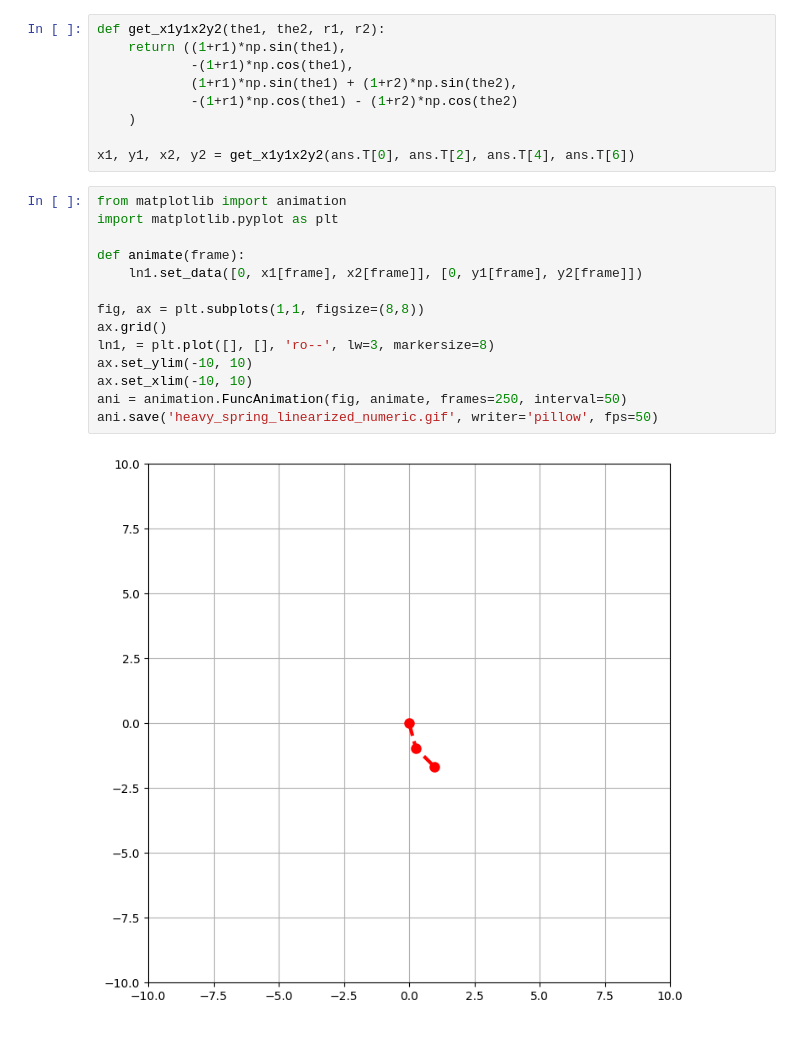
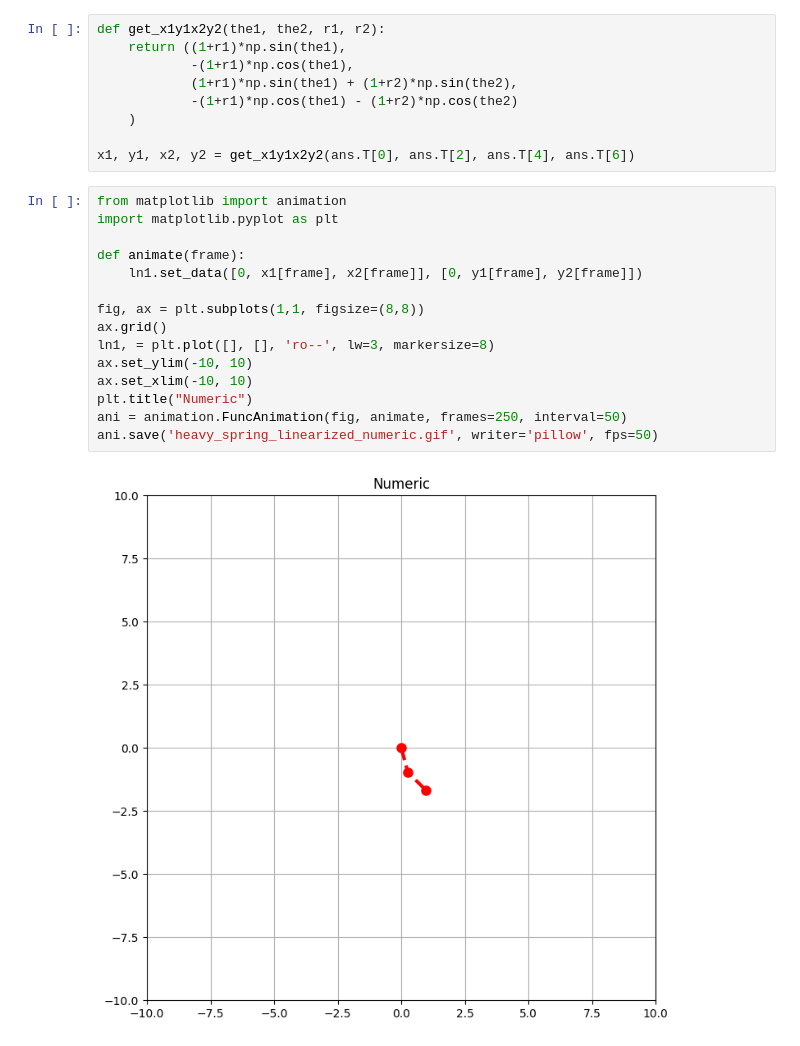
Before and after one commit to sedykh-ag/physics_games, a Jupyter notebook: hw1/hw.ipynb, the cells around one changed output. Cells and saved outputs as stored; diff of their text form.

```diff
--- a/hw1/hw.ipynb
+++ b/hw1/hw.ipynb
@@ -374,16 +375,17 @@ x1, y1, x2, y2 = get_x1y1x2y2(ans.T[0], ans.T[2], ans.T[4], ans.T[6])
 # %%
 from matplotlib import animation
 import matplotlib.pyplot as plt
 
 def animate(frame):
     ln1.set_data([0, x1[frame], x2[frame]], [0, y1[frame], y2[frame]])
 
 fig, ax = plt.subplots(1,1, figsize=(8,8))
 ax.grid()
 ln1, = plt.plot([], [], 'ro--', lw=3, markersize=8)
 ax.set_ylim(-10, 10)
 ax.set_xlim(-10, 10)
+plt.title("Numeric")
 ani = animation.FuncAnimation(fig, animate, frames=250, interval=50)
 ani.save('heavy_spring_linearized_numeric.gif', writer='pillow', fps=50)
 # %% [output]
-[figure, old version]
+[figure, new version]
```
Also changed, not shown: parts of 1 cell of this notebook, 3 other files.
